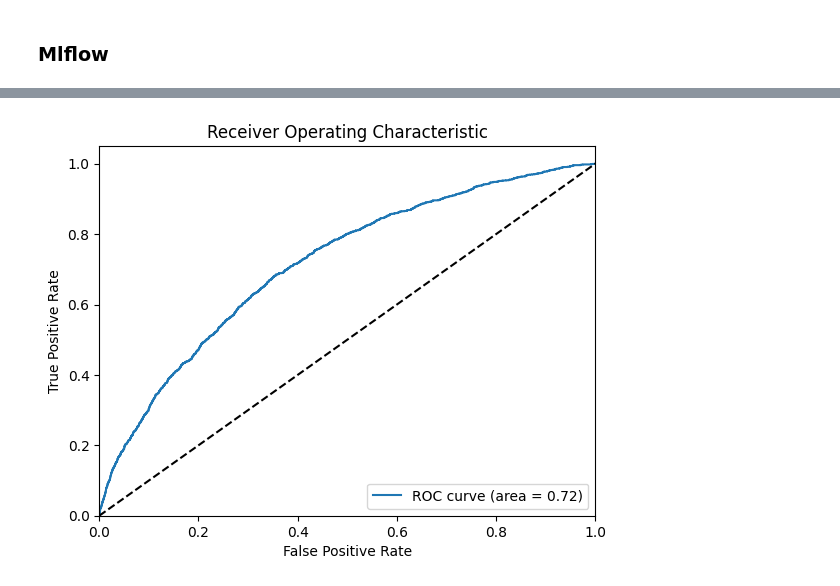
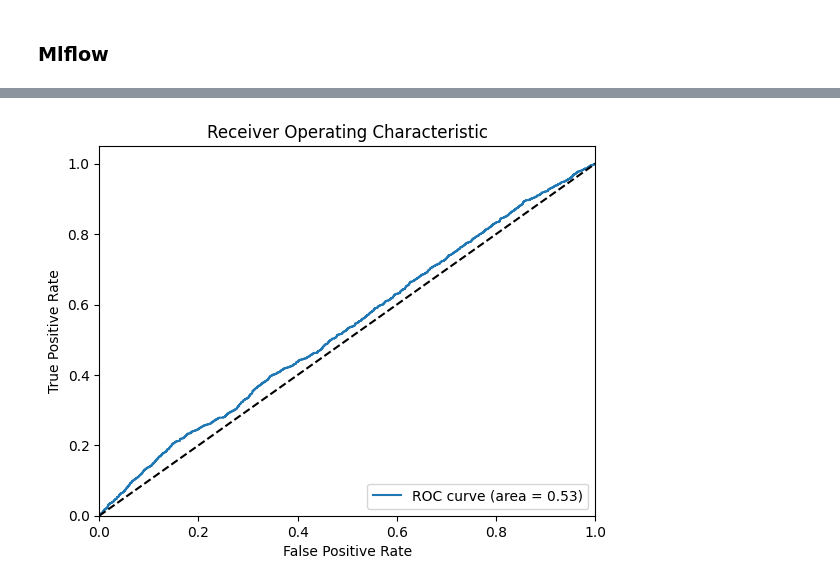
Before and after one commit to Naouel-De-Sousa/implementer_model_front_backendd, a Jupyter notebook: model_scorring_one.ipynb, the cells around one changed output, grey strips where cells are left out. Saved outputs shown, nothing was run; the diff lists cells and outputs as text; code cells hidden in the pictures.

Commit message:
modification notebook mlflow

```diff
--- a/model_scorring_one.ipynb
+++ b/model_scorring_one.ipynb
@@ -1380,7 +1418,7 @@ def log_metrics_with_mlflow(pipeline, X_val, y_val, run_name="Model random fores
         # Enregistrer le modèle
         mlflow.sklearn.log_model(pipeline, "model")
 # %%
-mlflow = log_metrics_with_mlflow(pipeline, X_val, y_val)
+mlflow = log_metrics_with_mlflow(rdf_pipeline, X_val, y_val)
 # %% [output]
 [Parallel(n_jobs=8)]: Using backend ThreadingBackend with 8 concurrent workers.
 [Parallel(n_jobs=8)]: Done  34 tasks      | elapsed:    0.0s
@@ -1584,5 +1633,3 @@ def train_best_logistic_model(df):
     # donc nous omettons cette partie pour la régression logistique
 
     return pipeline, X_train, X_val, y_train, y_val
-# %%
-train_best_logistic_model(sampled_df)
@@ -1615,0 +1636,2 @@ Accuracy: 0.27218036962766246
+# %%
+logistic_regression_pipeline, X_train, X_val, y_train, y_val = train_best_logistic_model(sampled_df)
@@ -1635,6 +1667,7 @@ def log_metrics_with_mlflow(pipeline, X_val, y_val, run_name="Model logistique r
         precision = precision_score(y_val, y_pred)
         recall = recall_score(y_val, y_pred)
         auc = roc_auc_score(y_val, y_pred_proba)
+        lr_cout_metier = fonction_cout_metier_version_1(y_val, y_pred_proba)
 
         # Calculer et tracer la courbe ROC
         fpr, tpr, thresholds = roc_curve(y_val, y_pred_proba)
@@ -1653,6 +1686,7 @@ def log_metrics_with_mlflow(pipeline, X_val, y_val, run_name="Model logistique r
         mlflow.log_metric("precision", precision)
         mlflow.log_metric("recall", recall)
         mlflow.log_metric("auc", auc)
+        mlflow.log_metric("Cout metier",lr_cout_metier)
 
         # Enregistrer la courbe ROC comme un artefact
         mlflow.log_artifact("roc_curve.png")
@@ -1660,5 +1694,5 @@ def log_metrics_with_mlflow(pipeline, X_val, y_val, run_name="Model logistique r
         # Enregistrer le modèle
         mlflow.sklearn.log_model(pipeline, "model")
 # %%
-log_metrics_with_mlflow(pipeline, X_val, y_val)
+log_metrics_with_mlflow(logistic_regression_pipeline, X_val, y_val)
 # %% [output]
@@ -1673 +1699 @@ log_metrics_with_mlflow(pipeline, X_val, y_val)
-[figure, old version]
+[figure, new version]
```
Also changed, not shown: parts of 23 cells of this notebook.
